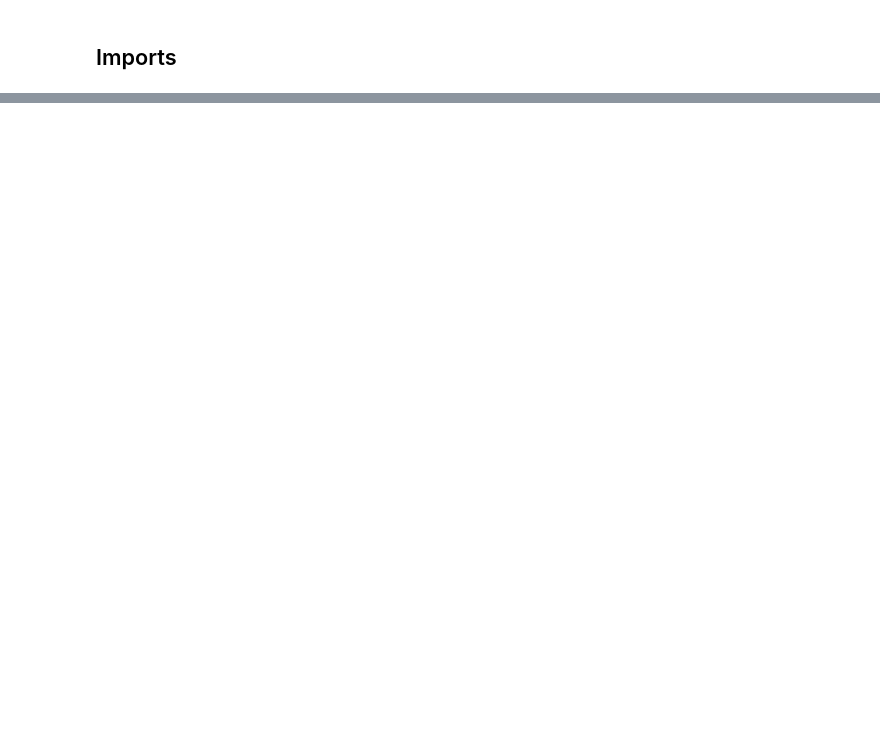
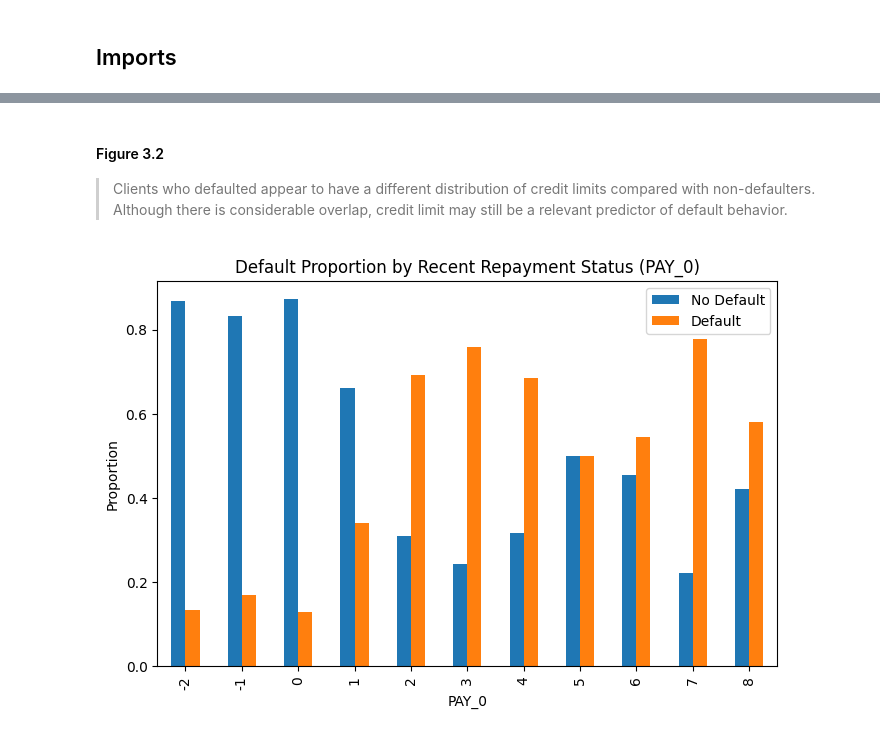
Before and after one commit to rrrexrr/Credit-Card-Default-Prediction, a Jupyter notebook: credit_default_analysis.ipynb, the cells around one changed output, grey strips where cells are left out. Cells and saved outputs as stored; diff of their text form; code cells hidden in the pictures; blank space fills up the shorter version.

```diff
--- a/credit_default_analysis.ipynb
+++ b/credit_default_analysis.ipynb
@@ -1699,0 +211,15 @@ Confusion matrix [[TN, FP], [FN, TP]]:
+# %% [markdown]
+#### Figure 3.2
+>Clients who defaulted appear to have a different distribution of credit limits compared with non-defaulters. Although there is considerable overlap, credit limit may still be a relevant predictor of default behavior.
+# %%
+pay0_default = pd.crosstab(df["PAY_0"], df[target_col], normalize="index")
+
+pay0_default.plot(kind="bar", figsize=(8, 5))
+
+plt.xlabel("PAY_0")
+plt.ylabel("Proportion")
+plt.title("Default Proportion by Recent Repayment Status (PAY_0)")
+plt.legend(["No Default", "Default"])
+plt.show()
+# %% [output]
+[figure, added]
```
Also changed, not shown: parts of 222 cells of this notebook.
